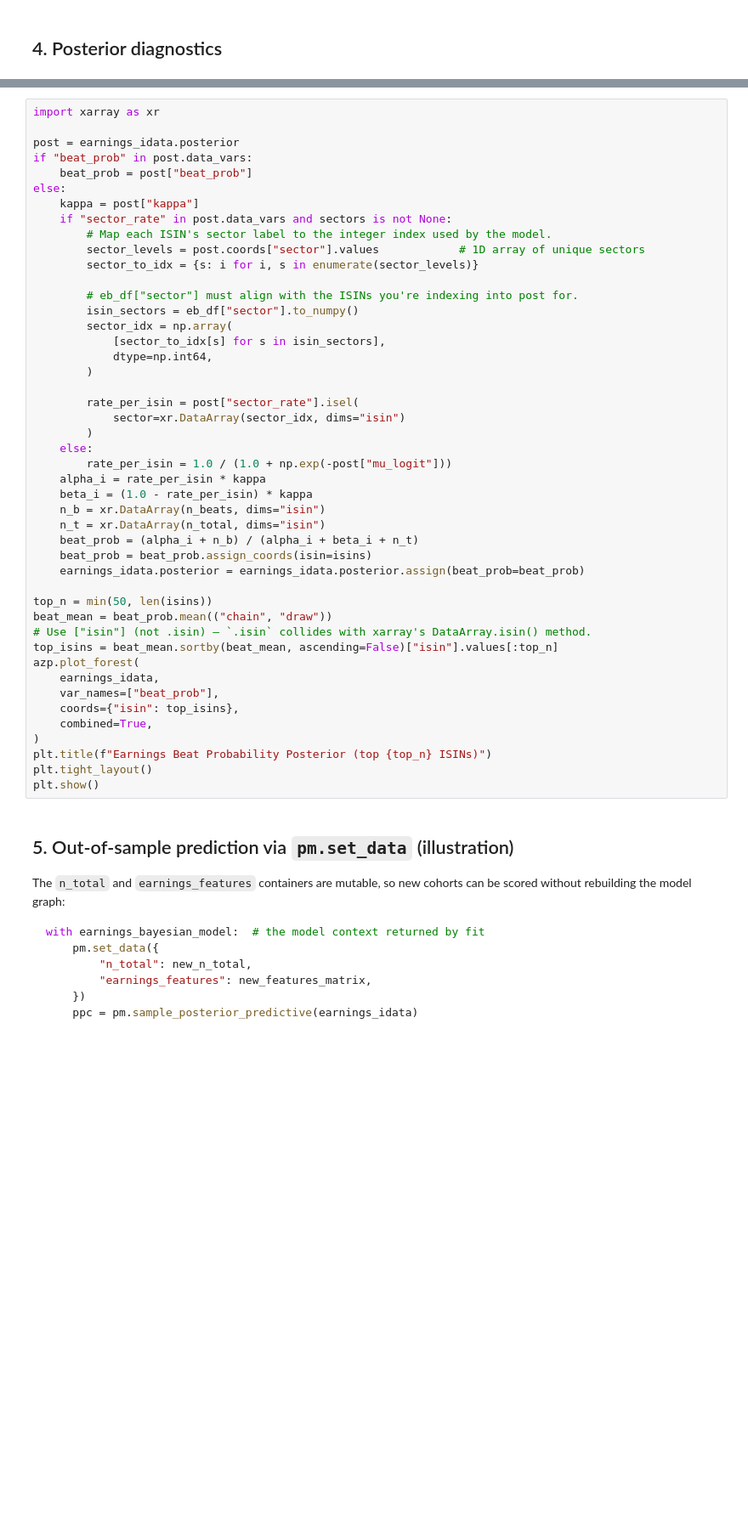
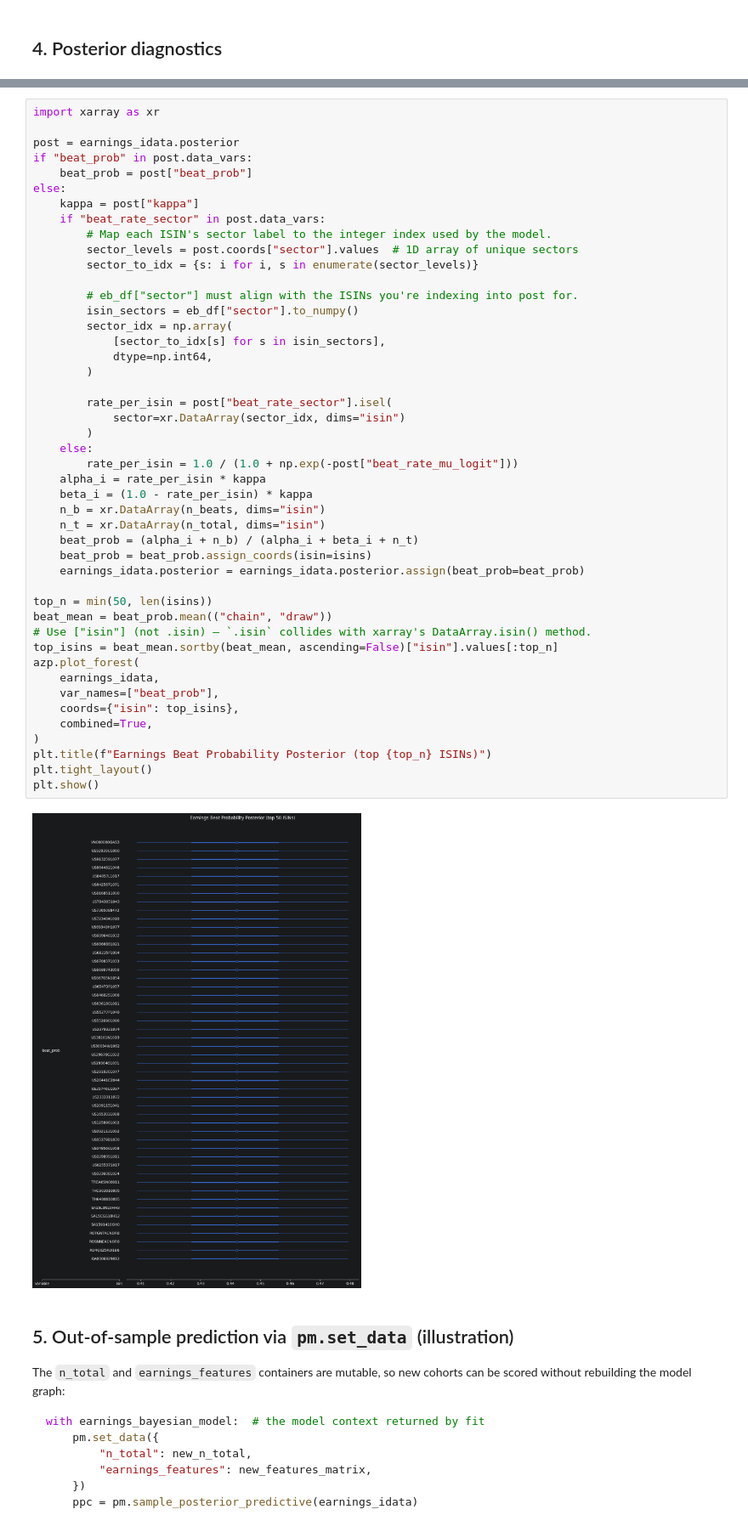
Before and after one commit to Kabenge42/PML_Finance_Project, a Jupyter notebook: pymc_expected_returns_model.ipynb, the cells around one changed output, grey strips where cells are left out. Shown at 85% size. Drawn from its saved outputs; the diff is of its cells as text; blank space fills up the shorter version.

```diff
--- a/pymc_expected_returns_model.ipynb
+++ b/pymc_expected_returns_model.ipynb
@@ -455,44 +640,46 @@ if "beat_prob" in post.data_vars:
     beat_prob = post["beat_prob"]
 else:
     kappa = post["kappa"]
-    if "sector_rate" in post.data_vars and sectors is not None:
+    if "beat_rate_sector" in post.data_vars:
         # Map each ISIN's sector label to the integer index used by the model.
-        sector_levels = post.coords["sector"].values            # 1D array of unique sectors
+        sector_levels = post.coords["sector"].values  # 1D array of unique sectors
         sector_to_idx = {s: i for i, s in enumerate(sector_levels)}
 
         # eb_df["sector"] must align with the ISINs you're indexing into post for.
         isin_sectors = eb_df["sector"].to_numpy()
         sector_idx = np.array(
             [sector_to_idx[s] for s in isin_sectors],
             dtype=np.int64,
         )
 
-        rate_per_isin = post["sector_rate"].isel(
+        rate_per_isin = post["beat_rate_sector"].isel(
             sector=xr.DataArray(sector_idx, dims="isin")
         )
     else:
-        rate_per_isin = 1.0 / (1.0 + np.exp(-post["mu_logit"]))
+        rate_per_isin = 1.0 / (1.0 + np.exp(-post["beat_rate_mu_logit"]))
     alpha_i = rate_per_isin * kappa
     beta_i = (1.0 - rate_per_isin) * kappa
     n_b = xr.DataArray(n_beats, dims="isin")
     n_t = xr.DataArray(n_total, dims="isin")
     beat_prob = (alpha_i + n_b) / (alpha_i + beta_i + n_t)
     beat_prob = beat_prob.assign_coords(isin=isins)
     earnings_idata.posterior = earnings_idata.posterior.assign(beat_prob=beat_prob)
 
 top_n = min(50, len(isins))
 beat_mean = beat_prob.mean(("chain", "draw"))
 # Use ["isin"] (not .isin) — `.isin` collides with xarray's DataArray.isin() method.
 top_isins = beat_mean.sortby(beat_mean, ascending=False)["isin"].values[:top_n]
 azp.plot_forest(
     earnings_idata,
     var_names=["beat_prob"],
     coords={"isin": top_isins},
     combined=True,
 )
 plt.title(f"Earnings Beat Probability Posterior (top {top_n} ISINs)")
 plt.tight_layout()
 plt.show()
+# %% [output]
+[figure, added]
 # %% [markdown]
 ## 5. Out-of-sample prediction via `pm.set_data` (illustration)
 
```
Also changed, not shown: parts of 63 cells of this notebook, 26 other files.
